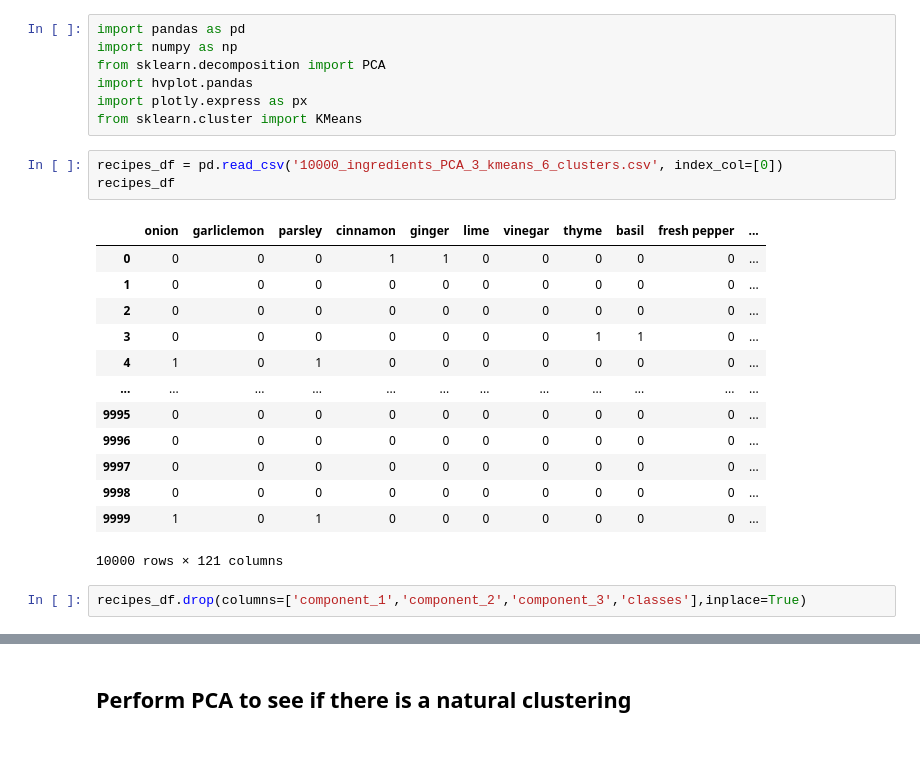
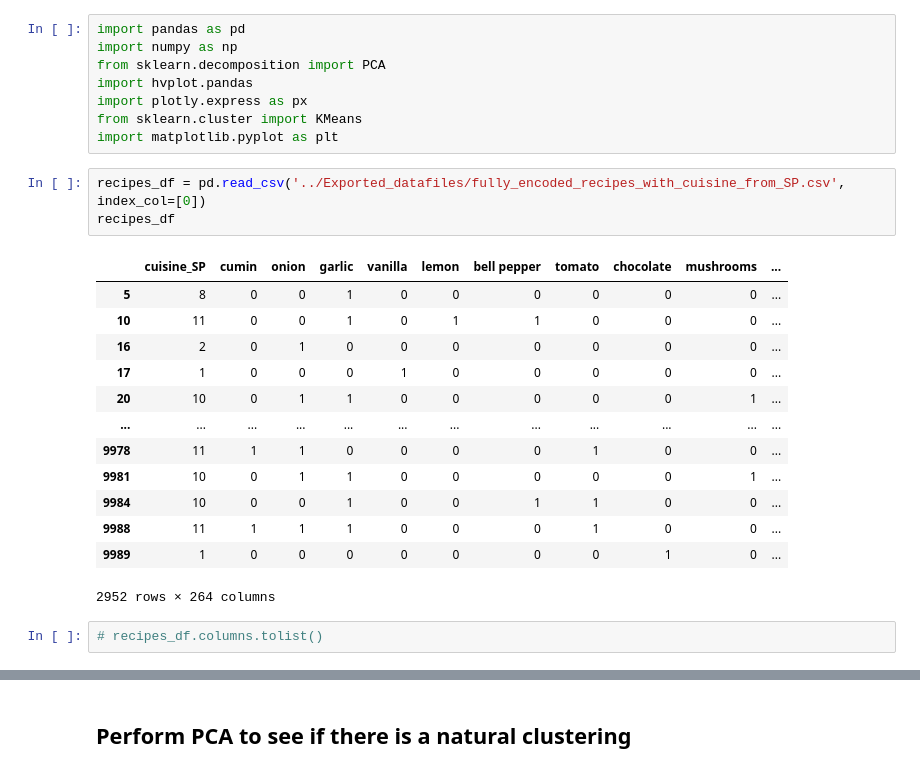
Before and after one commit to ccwillmore/Recipe_project, a Jupyter notebook: spices_only_kmeans/spices_only_workbook.ipynb, the cells around one changed output, grey strips where cells are left out. Cells and saved outputs as stored; diff of their text form.

```diff
--- a/spices_only_kmeans/spices_only_workbook.ipynb
+++ b/spices_only_kmeans/spices_only_workbook.ipynb
@@ -5,22 +5,23 @@ from sklearn.decomposition import PCA
 import hvplot.pandas
 import plotly.express as px
 from sklearn.cluster import KMeans
+import matplotlib.pyplot as plt
 # %%
-recipes_df = pd.read_csv('10000_ingredients_PCA_3_kmeans_6_clusters.csv', index_col=[0])
+recipes_df = pd.read_csv('../Exported_datafiles/fully_encoded_recipes_with_cuisine_from_SP.csv', index_col=[0])
 recipes_df
 # %% [output]
-|  | onion | garliclemon | parsley | cinnamon | ginger | lime | vinegar | thyme | basil | fresh pepper | ... |
-| 0 | 0 | 0 | 0 | 1 | 1 | 0 | 0 | 0 | 0 | 0 | ... |
-| 1 | 0 | 0 | 0 | 0 | 0 | 0 | 0 | 0 | 0 | 0 | ... |
-| 2 | 0 | 0 | 0 | 0 | 0 | 0 | 0 | 0 | 0 | 0 | ... |
-| 3 | 0 | 0 | 0 | 0 | 0 | 0 | 0 | 1 | 1 | 0 | ... |
-| 4 | 1 | 0 | 1 | 0 | 0 | 0 | 0 | 0 | 0 | 0 | ... |
+|  | cuisine_SP | cumin | onion | garlic | vanilla | lemon | bell pepper | tomato | chocolate | mushrooms | ... |
+| 5 | 8 | 0 | 0 | 1 | 0 | 0 | 0 | 0 | 0 | 0 | ... |
+| 10 | 11 | 0 | 0 | 1 | 0 | 1 | 1 | 0 | 0 | 0 | ... |
+| 16 | 2 | 0 | 1 | 0 | 0 | 0 | 0 | 0 | 0 | 0 | ... |
+| 17 | 1 | 0 | 0 | 0 | 1 | 0 | 0 | 0 | 0 | 0 | ... |
+| 20 | 10 | 0 | 1 | 1 | 0 | 0 | 0 | 0 | 0 | 1 | ... |
 | ... | ... | ... | ... | ... | ... | ... | ... | ... | ... | ... | ... |
-| 9995 | 0 | 0 | 0 | 0 | 0 | 0 | 0 | 0 | 0 | 0 | ... |
-| 9996 | 0 | 0 | 0 | 0 | 0 | 0 | 0 | 0 | 0 | 0 | ... |
-| 9997 | 0 | 0 | 0 | 0 | 0 | 0 | 0 | 0 | 0 | 0 | ... |
-| 9998 | 0 | 0 | 0 | 0 | 0 | 0 | 0 | 0 | 0 | 0 | ... |
-| 9999 | 1 | 0 | 1 | 0 | 0 | 0 | 0 | 0 | 0 | 0 | ... |
+| 9978 | 11 | 1 | 1 | 0 | 0 | 0 | 0 | 1 | 0 | 0 | ... |
+| 9981 | 10 | 0 | 1 | 1 | 0 | 0 | 0 | 0 | 0 | 1 | ... |
+| 9984 | 10 | 0 | 0 | 1 | 0 | 0 | 1 | 1 | 0 | 0 | ... |
+| 9988 | 11 | 1 | 1 | 1 | 0 | 0 | 0 | 1 | 0 | 0 | ... |
+| 9989 | 1 | 0 | 0 | 0 | 0 | 0 | 0 | 0 | 1 | 0 | ... |
-10000 rows × 121 columns
+2952 rows × 264 columns
-# %%
-recipes_df.drop(columns=['component_1','component_2','component_3','classes'],inplace=True)
+# %%
+# recipes_df.columns.tolist()
```
Also changed, not shown: parts of 26 cells of this notebook, 13 other files.
